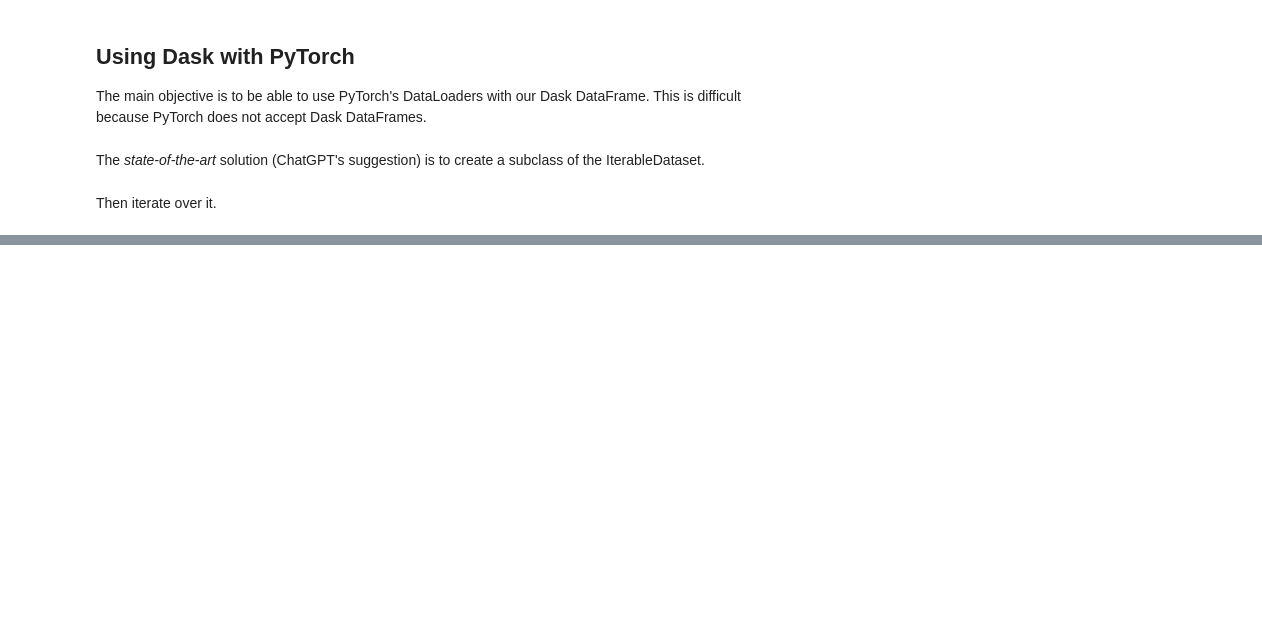
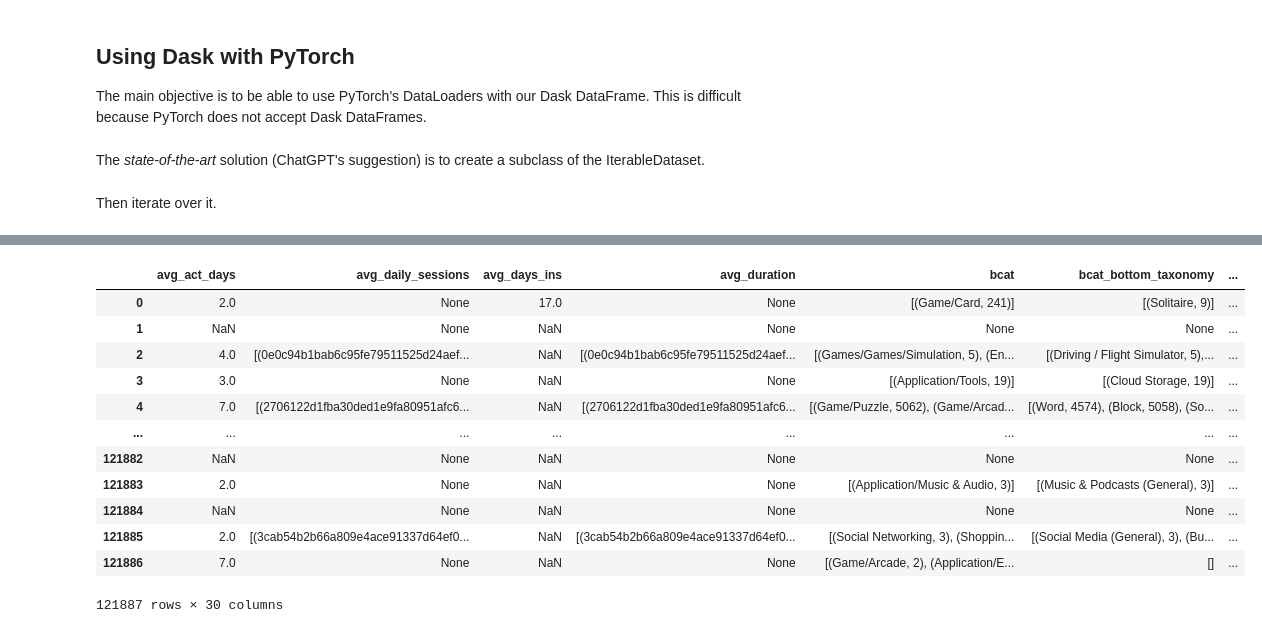
Before and after one commit to MartiGilComas/Datathon2025, a Jupyter notebook: dask-101.ipynb, the cells around one changed output, grey strips where cells are left out. Saved outputs shown, nothing was run; the diff lists cells and outputs as text; code cells hidden in the pictures; blank space fills up the shorter version.

```diff
--- a/dask-101.ipynb
+++ b/dask-101.ipynb
@@ -199,0 +973,16 @@ class DaskIterableDataset(utils.data.IterableDataset):
+# %%
+user_df_v2
+# %% [output]
+|  | avg_act_days | avg_daily_sessions | avg_days_ins | avg_duration | bcat | bcat_bottom_taxonomy | ... |
+| 0 | 2.0 | None | 17.0 | None | [(Game/Card, 241)] | [(Solitaire, 9)] | ... |
+| 1 | NaN | None | NaN | None | None | None | ... |
+| 2 | 4.0 | [(0e0c94b1bab6c95fe79511525d24aef... | NaN | [(0e0c94b1bab6c95fe79511525d24aef... | [(Games/Games/Simulation, 5), (En... | [(Driving / Flight Simulator, 5),... | ... |
+| 3 | 3.0 | None | NaN | None | [(Application/Tools, 19)] | [(Cloud Storage, 19)] | ... |
+| 4 | 7.0 | [(2706122d1fba30ded1e9fa80951afc6... | NaN | [(2706122d1fba30ded1e9fa80951afc6... | [(Game/Puzzle, 5062), (Game/Arcad... | [(Word, 4574), (Block, 5058), (So... | ... |
+| ... | ... | ... | ... | ... | ... | ... | ... |
+| 121882 | NaN | None | NaN | None | None | None | ... |
+| 121883 | 2.0 | None | NaN | None | [(Application/Music & Audio, 3)] | [(Music & Podcasts (General), 3)] | ... |
+| 121884 | NaN | None | NaN | None | None | None | ... |
+| 121885 | 2.0 | [(3cab54b2b66a809e4ace91337d64ef0... | NaN | [(3cab54b2b66a809e4ace91337d64ef0... | [(Social Networking, 3), (Shoppin... | [(Social Media (General), 3), (Bu... | ... |
+| 121886 | 7.0 | None | NaN | None | [(Game/Arcade, 2), (Application/E... | [] | ... |
+121887 rows × 30 columns
```
Also changed, not shown: parts of 76 cells of this notebook.
